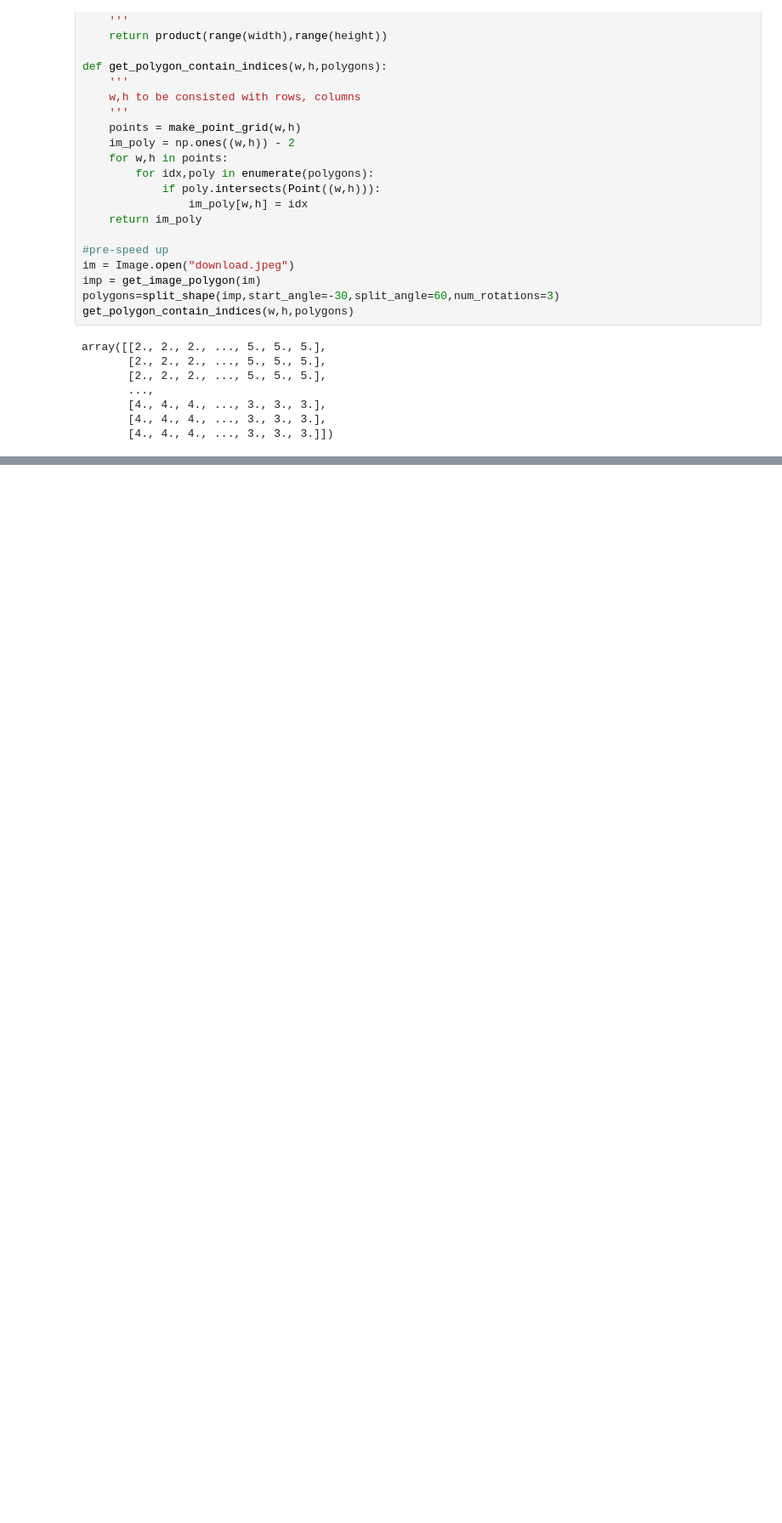
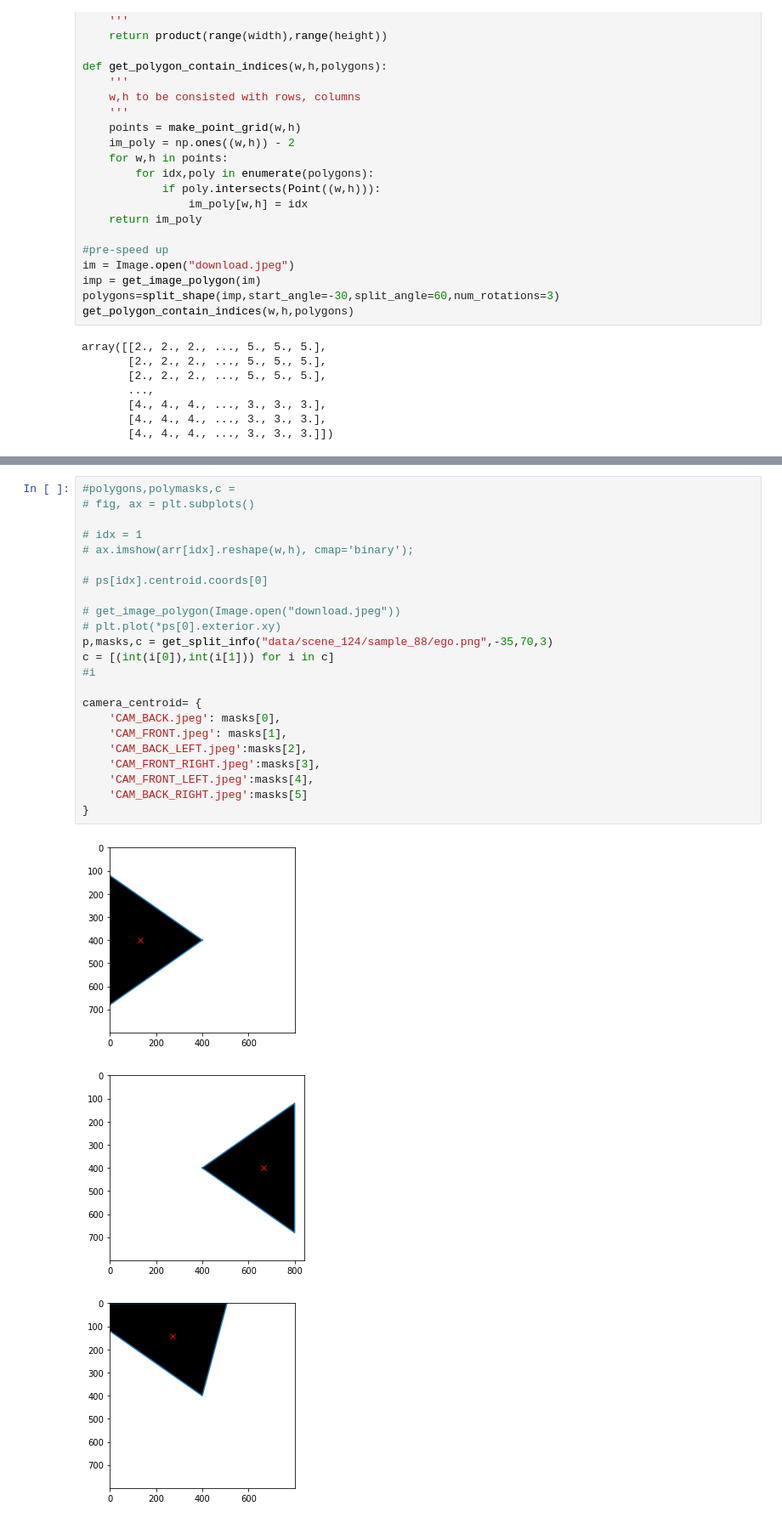
Before and after one commit to bwolfson2/dl2020, a Jupyter notebook: cut_image.ipynb, the cells around one changed output, grey strips where cells are left out. Shown at 85% size. Cells and saved outputs as stored; diff of their text form; blank space fills up the shorter version.

Commit message:
added mask arrays

```diff
--- a/cut_image.ipynb
+++ b/cut_image.ipynb
@@ -251,0 +268,27 @@ ModuleNotFoundError: No module named 'shapely'
+# %%
+#polygons,polymasks,c =
+# fig, ax = plt.subplots()
+
+# idx = 1
+# ax.imshow(arr[idx].reshape(w,h), cmap='binary');
+
+# ps[idx].centroid.coords[0]
+
+# get_image_polygon(Image.open("download.jpeg"))
+# plt.plot(*ps[0].exterior.xy)
+p,masks,c = get_split_info("data/scene_124/sample_88/ego.png",-35,70,3)
+c = [(int(i[0]),int(i[1])) for i in c]
+#i
+
+camera_centroid= {
+    'CAM_BACK.jpeg': masks[0],
+    'CAM_FRONT.jpeg': masks[1],
+    'CAM_BACK_LEFT.jpeg':masks[2],
+    'CAM_FRONT_RIGHT.jpeg':masks[3],
+    'CAM_FRONT_LEFT.jpeg':masks[4],
+    'CAM_BACK_RIGHT.jpeg':masks[5]
+}
+# %% [output]
+[figure, added]
+[figure, added]
+[figure, added]
```
Also changed, not shown: parts of 4 cells of this notebook, 10 other files.
